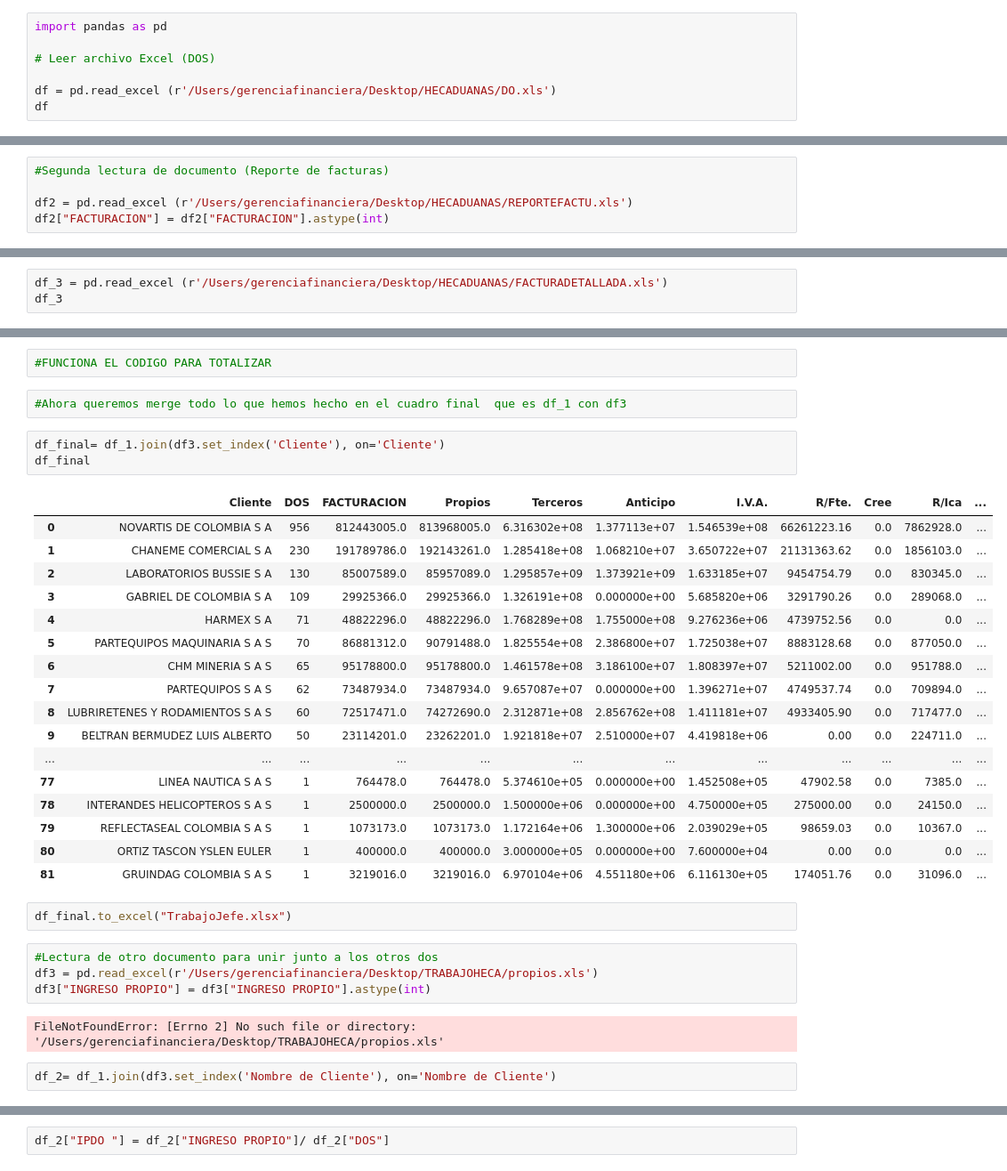
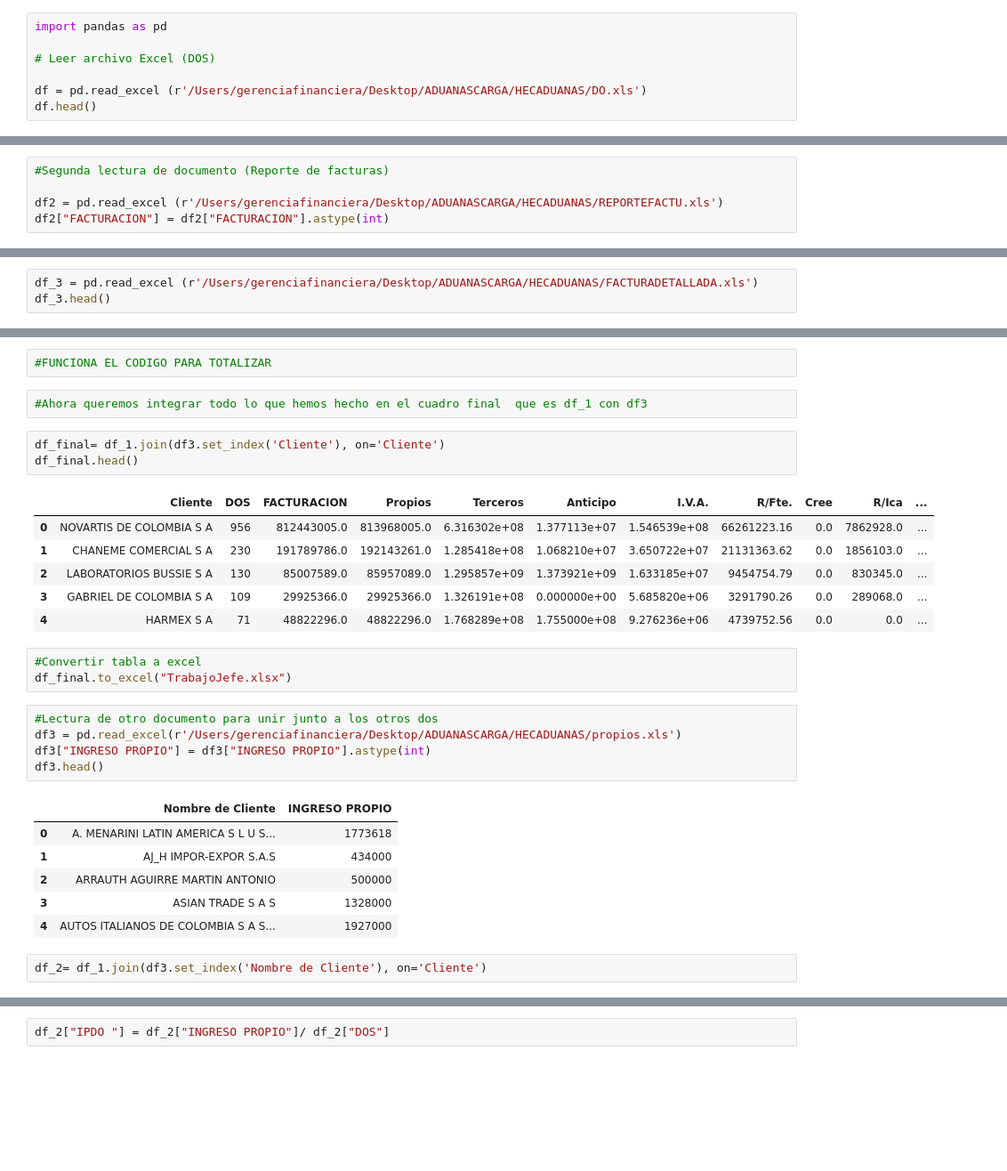
Before and after one commit to andresherrera9/PANDAS-, a Jupyter notebook: TRABAJO HECA.ipynb, the cells around one changed output, grey strips where cells are left out. Shown at 89% size. Saved outputs shown, nothing was run; the diff lists cells and outputs as text; blank space fills up the shorter version.

```diff
--- a/TRABAJO HECA.ipynb
+++ b/TRABAJO HECA.ipynb
@@ -3,8 +3,8 @@ import pandas as pd
 
 # Leer archivo Excel (DOS)
 
-df = pd.read_excel (r'/Users/gerenciafinanciera/Desktop/HECADUANAS/DO.xls')
-df
+df = pd.read_excel (r'/Users/gerenciafinanciera/Desktop/ADUANASCARGA/HECADUANAS/DO.xls')
+df.head()
 # %% [output]
 |  | Cliente |
 | 0 | CHANEME COMERCIAL S A |
@@ -54,6 +32,6 @@ dtype: object
 # %%
 #Segunda lectura de documento (Reporte de facturas)
 
-df2 = pd.read_excel (r'/Users/gerenciafinanciera/Desktop/HECADUANAS/REPORTEFACTU.xls')
+df2 = pd.read_excel (r'/Users/gerenciafinanciera/Desktop/ADUANASCARGA/HECADUANAS/REPORTEFACTU.xls')
 df2["FACTURACION"] = df2["FACTURACION"].astype(int)
 # %%
@@ -104,6 +60,6 @@ df_1
 # Hasta aca corre bien el codigo con lo que se pide. Cliente + DOS + Facturacion. Ahora voy a hacer el codigo para totalizar el archivo
 # FACTURADETALLADA.XLS
 # %%
-df_3 = pd.read_excel (r'/Users/gerenciafinanciera/Desktop/HECADUANAS/FACTURADETALLADA.xls')
-df_3
+df_3 = pd.read_excel (r'/Users/gerenciafinanciera/Desktop/ADUANASCARGA/HECADUANAS/FACTURADETALLADA.xls')
+df_3.head()
 # %% [output]
@@ -148,36 +82,32 @@ df3
 # %%
 #FUNCIONA EL CODIGO PARA TOTALIZAR
 # %%
-#Ahora queremos merge todo lo que hemos hecho en el cuadro final  que es df_1 con df3
+#Ahora queremos integrar todo lo que hemos hecho en el cuadro final  que es df_1 con df3
 # %%
 df_final= df_1.join(df3.set_index('Cliente'), on='Cliente')
-df_final
+df_final.head()
 # %% [output]
 |  | Cliente | DOS | FACTURACION | Propios | Terceros | Anticipo | I.V.A. | R/Fte. | Cree | R/Ica | ... |
 | 0 | NOVARTIS DE COLOMBIA S A | 956 | 812443005.0 | 813968005.0 | 6.316302e+08 | 1.377113e+07 | 1.546539e+08 | 66261223.16 | 0.0 | 7862928.0 | ... |
 | 1 | CHANEME COMERCIAL S A | 230 | 191789786.0 | 192143261.0 | 1.285418e+08 | 1.068210e+07 | 3.650722e+07 | 21131363.62 | 0.0 | 1856103.0 | ... |
 | 2 | LABORATORIOS BUSSIE S A | 130 | 85007589.0 | 85957089.0 | 1.295857e+09 | 1.373921e+09 | 1.633185e+07 | 9454754.79 | 0.0 | 830345.0 | ... |
 | 3 | GABRIEL DE COLOMBIA S A | 109 | 29925366.0 | 29925366.0 | 1.326191e+08 | 0.000000e+00 | 5.685820e+06 | 3291790.26 | 0.0 | 289068.0 | ... |
 | 4 | HARMEX S A | 71 | 48822296.0 | 48822296.0 | 1.768289e+08 | 1.755000e+08 | 9.276236e+06 | 4739752.56 | 0.0 | 0.0 | ... |
-| 5 | PARTEQUIPOS MAQUINARIA S A S | 70 | 86881312.0 | 90791488.0 | 1.825554e+08 | 2.386800e+07 | 1.725038e+07 | 8883128.68 | 0.0 | 877050.0 | ... |
-| 6 | CHM MINERIA S A S | 65 | 95178800.0 | 95178800.0 | 1.461578e+08 | 3.186100e+07 | 1.808397e+07 | 5211002.00 | 0.0 | 951788.0 | ... |
-| 7 | PARTEQUIPOS S A S | 62 | 73487934.0 | 73487934.0 | 9.657087e+07 | 0.000000e+00 | 1.396271e+07 | 4749537.74 | 0.0 | 709894.0 | ... |
-| 8 | LUBRIRETENES Y RODAMIENTOS S A S | 60 | 72517471.0 | 74272690.0 | 2.312871e+08 | 2.856762e+08 | 1.411181e+07 | 4933405.90 | 0.0 | 717477.0 | ... |
-| 9 | BELTRAN BERMUDEZ LUIS ALBERTO | 50 | 23114201.0 | 23262201.0 | 1.921818e+07 | 2.510000e+07 | 4.419818e+06 | 0.00 | 0.0 | 224711.0 | ... |
-| ... | ... | ... | ... | ... | ... | ... | ... | ... | ... | ... | ... |
-| 77 | LINEA NAUTICA S A S | 1 | 764478.0 | 764478.0 | 5.374610e+05 | 0.000000e+00 | 1.452508e+05 | 47902.58 | 0.0 | 7385.0 | ... |
-| 78 | INTERANDES HELICOPTEROS S A S | 1 | 2500000.0 | 2500000.0 | 1.500000e+06 | 0.000000e+00 | 4.750000e+05 | 275000.00 | 0.0 | 24150.0 | ... |
-| 79 | REFLECTASEAL COLOMBIA S A S | 1 | 1073173.0 | 1073173.0 | 1.172164e+06 | 1.300000e+06 | 2.039029e+05 | 98659.03 | 0.0 | 10367.0 | ... |
-| 80 | ORTIZ TASCON YSLEN EULER | 1 | 400000.0 | 400000.0 | 3.000000e+05 | 0.000000e+00 | 7.600000e+04 | 0.00 | 0.0 | 0.0 | ... |
-| 81 | GRUINDAG COLOMBIA S A S | 1 | 3219016.0 | 3219016.0 | 6.970104e+06 | 4.551180e+06 | 6.116130e+05 | 174051.76 | 0.0 | 31096.0 | ... |
 # %%
+#Convertir tabla a excel
 df_final.to_excel("TrabajoJefe.xlsx")
 # %%
 #Lectura de otro documento para unir junto a los otros dos
-df3 = pd.read_excel(r'/Users/gerenciafinanciera/Desktop/TRABAJOHECA/propios.xls')
+df3 = pd.read_excel(r'/Users/gerenciafinanciera/Desktop/ADUANASCARGA/HECADUANAS/propios.xls')
 df3["INGRESO PROPIO"] = df3["INGRESO PROPIO"].astype(int)
+df3.head()
 # %% [output]
-FileNotFoundError: [Errno 2] No such file or directory: '/Users/gerenciafinanciera/Desktop/TRABAJOHECA/propios.xls'
+|  | Nombre de Cliente | INGRESO PROPIO |
+| 0 | A. MENARINI LATIN AMERICA S L U S... | 1773618 |
+| 1 | AJ_H IMPOR-EXPOR S.A.S | 434000 |
+| 2 | ARRAUTH AGUIRRE MARTIN ANTONIO | 500000 |
+| 3 | ASIAN TRADE S A S | 1328000 |
+| 4 | AUTOS ITALIANOS DE COLOMBIA S A S... | 1927000 |
 # %%
-df_2= df_1.join(df3.set_index('Nombre de Cliente'), on='Nombre de Cliente')
+df_2= df_1.join(df3.set_index('Nombre de Cliente'), on='Cliente')
 # %%
```
Also changed, not shown: parts of 20 cells of this notebook.
